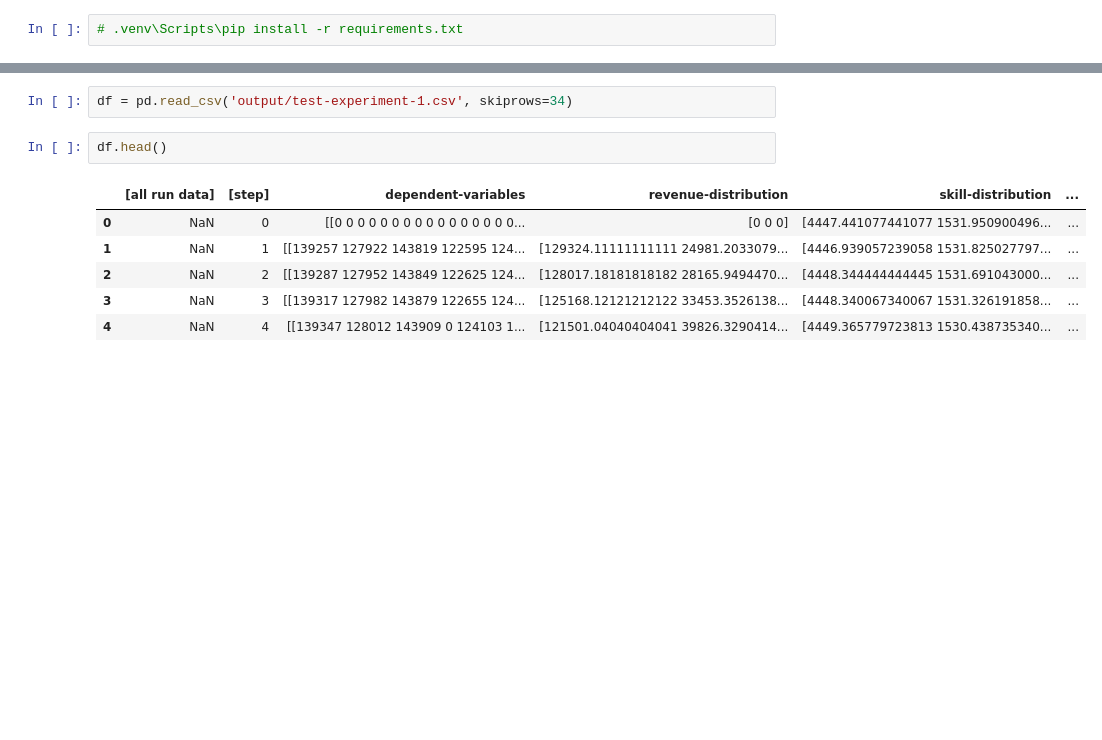
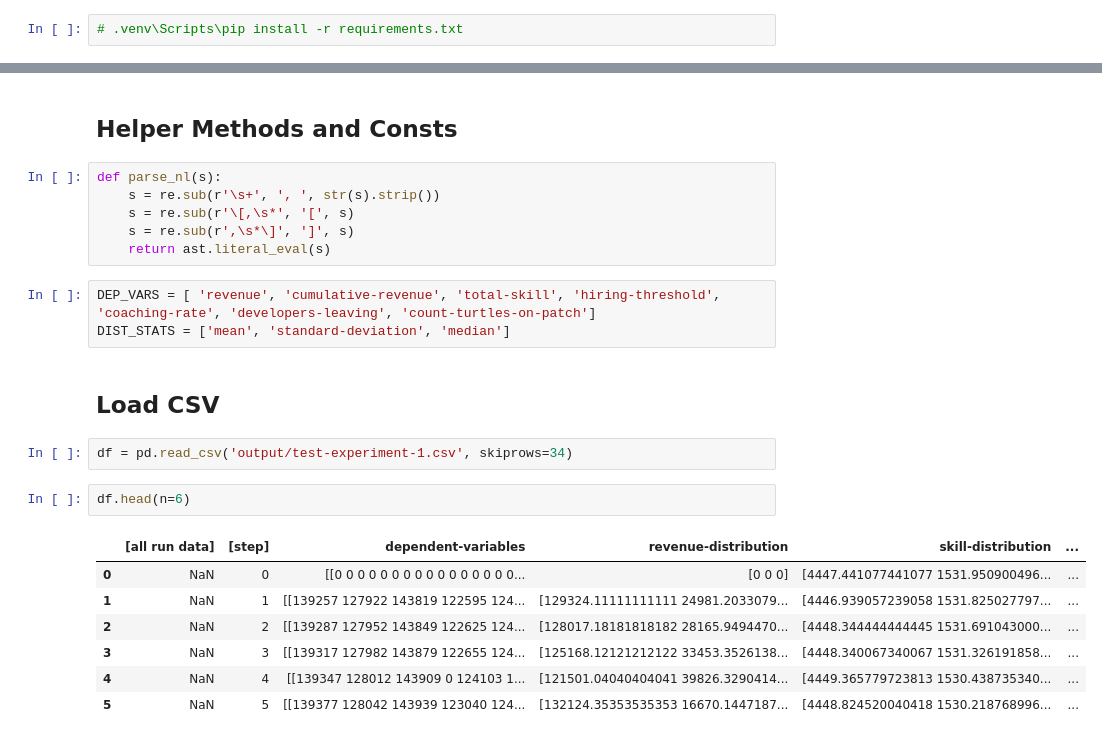
Before and after one commit to ielpo/computer-simulation, a Jupyter notebook: analysis.ipynb, the cells around one changed output, grey strips where cells are left out. Drawn from its saved outputs; the diff is of its cells as text; blank space fills up the shorter version.

```diff
--- a/analysis.ipynb
+++ b/analysis.ipynb
@@ -10,11 +15,25 @@ import pandas as pd
+# %% [markdown]
+## Helper Methods and Consts
+# %%
+def parse_nl(s):
+    s = re.sub(r'\s+', ', ', str(s).strip())
+    s = re.sub(r'\[,\s*', '[', s)
+    s = re.sub(r',\s*\]', ']', s)
+    return ast.literal_eval(s)
+# %%
+DEP_VARS = [ 'revenue', 'cumulative-revenue', 'total-skill', 'hiring-threshold', 'coaching-rate', 'developers-leaving', 'count-turtles-on-patch']
+DIST_STATS = ['mean', 'standard-deviation', 'median']
+# %% [markdown]
+## Load CSV
 # %%
 df = pd.read_csv('output/test-experiment-1.csv', skiprows=34)
 # %%
-df.head()
+df.head(n=6)
 # %% [output]
 |  | [all run data] | [step] | dependent-variables | revenue-distribution | skill-distribution | ... |
 | 0 | NaN | 0 | [[0 0 0 0 0 0 0 0 0 0 0 0 0 0 0 0... | [0 0 0] | [4447.441077441077 1531.950900496... | ... |
 | 1 | NaN | 1 | [[139257 127922 143819 122595 124... | [129324.11111111111 24981.2033079... | [4446.939057239058 1531.825027797... | ... |
 | 2 | NaN | 2 | [[139287 127952 143849 122625 124... | [128017.18181818182 28165.9494470... | [4448.344444444445 1531.691043000... | ... |
 | 3 | NaN | 3 | [[139317 127982 143879 122655 124... | [125168.12121212122 33453.3526138... | [4448.340067340067 1531.326191858... | ... |
 | 4 | NaN | 4 | [[139347 128012 143909 0 124103 1... | [121501.04040404041 39826.3290414... | [4449.365779723813 1530.438735340... | ... |
+| 5 | NaN | 5 | [[139377 128042 143939 123040 124... | [132124.35353535353 16670.1447187... | [4448.824520040418 1530.218768996... | ... |
```
Also changed, not shown: parts of 7 cells of this notebook.
